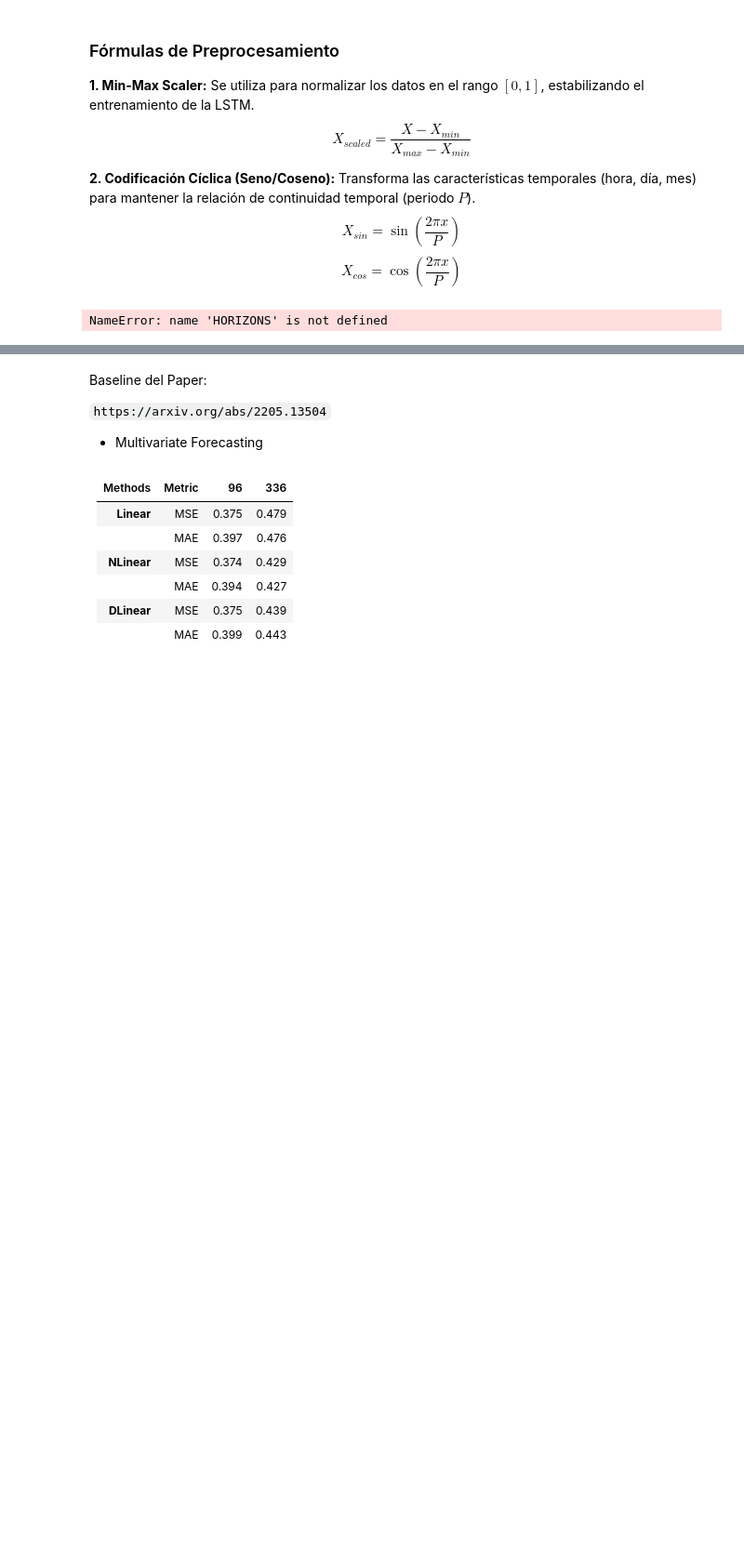
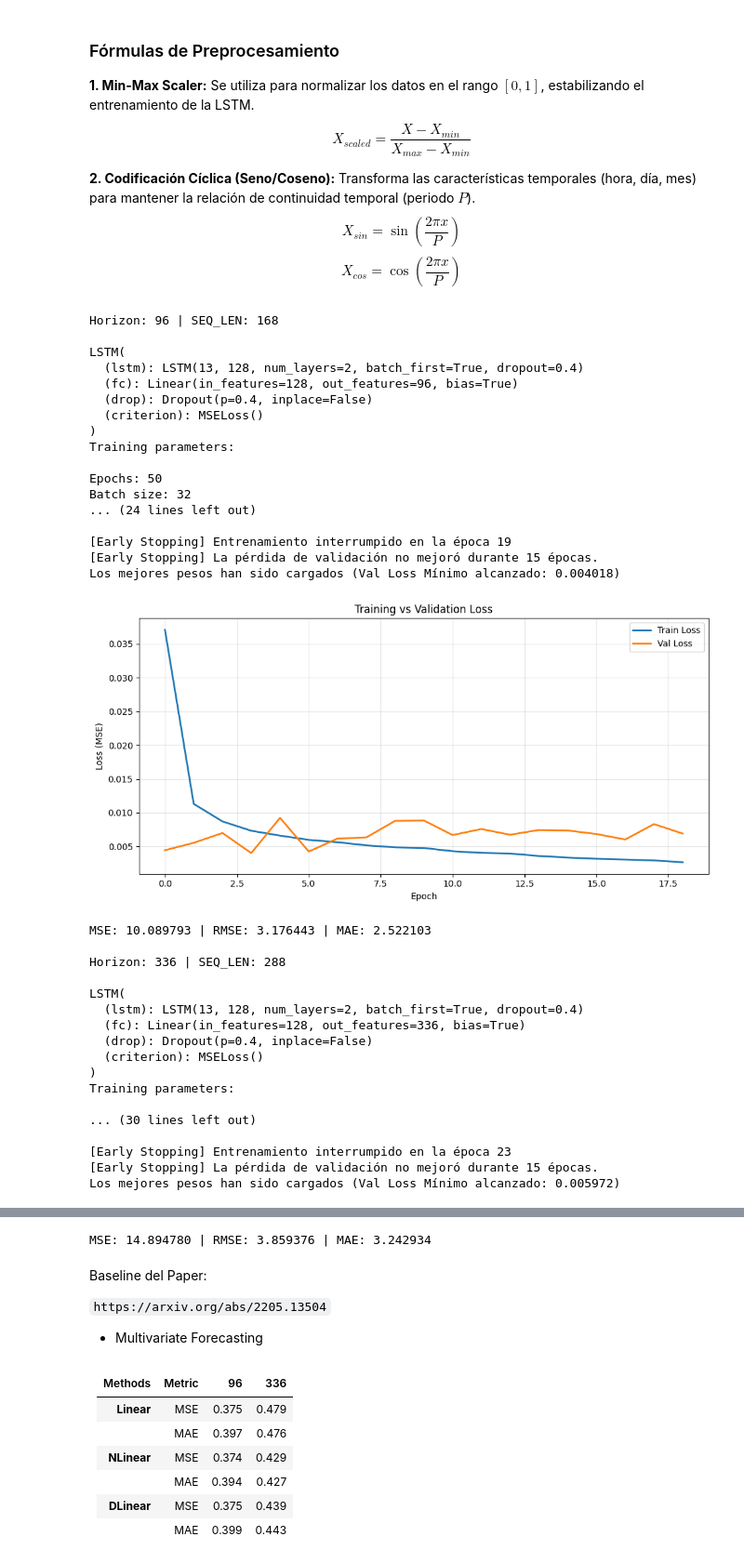
Before and after one commit to Dass-19/LTSF, a Jupyter notebook: experiment/LTSF.ipynb, the cells around one changed output, grey strips where cells are left out. Shown at 93% size. Drawn from its saved outputs; the diff is of its cells as text; code cells hidden in the pictures; blank space fills up the shorter version.

```diff
--- a/experiment/LTSF.ipynb
+++ b/experiment/LTSF.ipynb
@@ -508,17 +559,18 @@ TRAIN_SIZE = 0.8
 TARGET = 'OT'
 
 HORIZONS = [96, 336]
-SEQ_LEN = 120 # Look-back window
-
 EPOCHS = 50
 DROPOUT = 0.4
 LR = 3e-4
+# Look-back window
+SEQ_LEN_MAP = {
+    96: 168,
+    336: 288
+    }
+
 BATCH_SIZE = 32
 LSTM_LAYERS= 2
 HIDDEN_SIZE = 128
-
-# SEQ_LEN adaptivo por horizonte
-SEQ_LEN_MAP = {96: 168, 336: 336}
 # %%
 ETTh1 = ETTh1.sort_values(by='date')
 # Global timestamps
@@ -532,11 +582,19 @@ ETTh1['MONTH_SIN']       = np.sin(2 * np.pi * ETTh1['date'].dt.month       / 12)
 ETTh1['MONTH_COS']       = np.cos(2 * np.pi * ETTh1['date'].dt.month       / 12)
 # %%
 features = [
-    'HUFL','HULL','MUFL','MULL','LUFL','LULL',
+    'HUFL',
+    'HULL',
+    'MUFL',
+    'MULL',
+    'LUFL',
+    'LULL',
     'OT',
-    'HOUR_SIN','HOUR_COS',
-    'DOW_SIN','DOW_COS',
-    'MONTH_SIN','MONTH_COS'
+    'HOUR_SIN',
+    'HOUR_COS',
+    'DOW_SIN',
+    'DOW_COS',
+    'MONTH_SIN',
+    'MONTH_COS'
 ]
 cols = features + [TARGET]
 
@@ -562,18 +620,18 @@ def create_sequences_multivariate(data, horizon, seq_len):
     return np.array(X), np.array(y)
 # %%
 for h in HORIZONS:
-  seq_len = SEQ_LEN_MAP[h]                          # ← adaptivo
+  seq_len = SEQ_LEN_MAP[h]
   print(f"Horizon: {h} | SEQ_LEN: {seq_len}\n")
   X_train, y_train = create_sequences_multivariate(
       train_data_scaled,
       horizon=h,
-      seq_len=SEQ_LEN
+      seq_len=seq_len
       )
 
   X_val, y_val = create_sequences_multivariate(
       val_data_scaled,
       horizon=h,
-      seq_len=SEQ_LEN
+      seq_len=seq_len
       )
 
   model = LSTM(
@@ -584,31 +642,65 @@ for h in HORIZONS:
       dropout=DROPOUT,
       lr=LR
       )
 
   print(model)
 
   model.fit(
       X_train, y_train,
       X_val, y_val,
       epochs=EPOCHS,
       batch_size=BATCH_SIZE,
       patience = 15
       )
 
   model.plot_losses()
 
   y_pred = model.predict(X_val)
 
   # Desnormalización de métricas
   min_ot = train_min[-1]
   denom_ot = denominator[-1]
   y_val_original = y_val * denom_ot + min_ot
   y_pred_original = y_pred * denom_ot + min_ot
 
   mse = mean_squared_error(y_val_original, y_pred_original)
   mae = mean_absolute_error(y_val_original, y_pred_original)
   rmse = np.sqrt(mse)
 
   print(f"\nMSE: {mse:.6f} | RMSE: {rmse:.6f} | MAE: {mae:.6f}\n")
 # %% [output]
-NameError: name 'HORIZONS' is not defined
+Horizon: 96 | SEQ_LEN: 168
+
+LSTM(
+  (lstm): LSTM(13, 128, num_layers=2, batch_first=True, dropout=0.4)
+  (fc): Linear(in_features=128, out_features=96, bias=True)
+  (drop): Dropout(p=0.4, inplace=False)
+  (criterion): MSELoss()
+)
+Training parameters:
+
+Epochs: 50
+Batch size: 32
+... (24 lines left out)
+
+[Early Stopping] Entrenamiento interrumpido en la época 19
+[Early Stopping] La pérdida de validación no mejoró durante 15 épocas.
+Los mejores pesos han sido cargados (Val Loss Mínimo alcanzado: 0.004018)
+[figure, added]
+MSE: 10.089793 | RMSE: 3.176443 | MAE: 2.522103
+
+Horizon: 336 | SEQ_LEN: 288
+
+LSTM(
+  (lstm): LSTM(13, 128, num_layers=2, batch_first=True, dropout=0.4)
+  (fc): Linear(in_features=128, out_features=336, bias=True)
+  (drop): Dropout(p=0.4, inplace=False)
+  (criterion): MSELoss()
+)
+Training parameters:
+
+... (30 lines left out)
+
+[Early Stopping] Entrenamiento interrumpido en la época 23
+[Early Stopping] La pérdida de validación no mejoró durante 15 épocas.
+Los mejores pesos han sido cargados (Val Loss Mínimo alcanzado: 0.005972)
@@ -615,3 +708,4 @@ NameError: name 'HORIZONS' is not defined
+MSE: 14.894780 | RMSE: 3.859376 | MAE: 3.242934
 # %% [markdown]
 Baseline del Paper:
 
```
Also changed, not shown: parts of 39 cells of this notebook.
